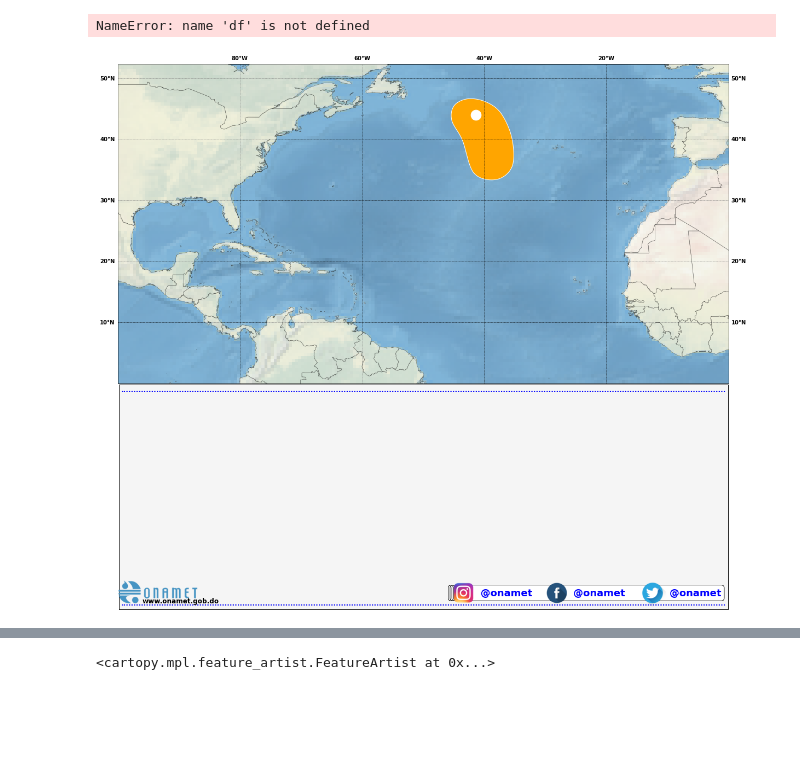
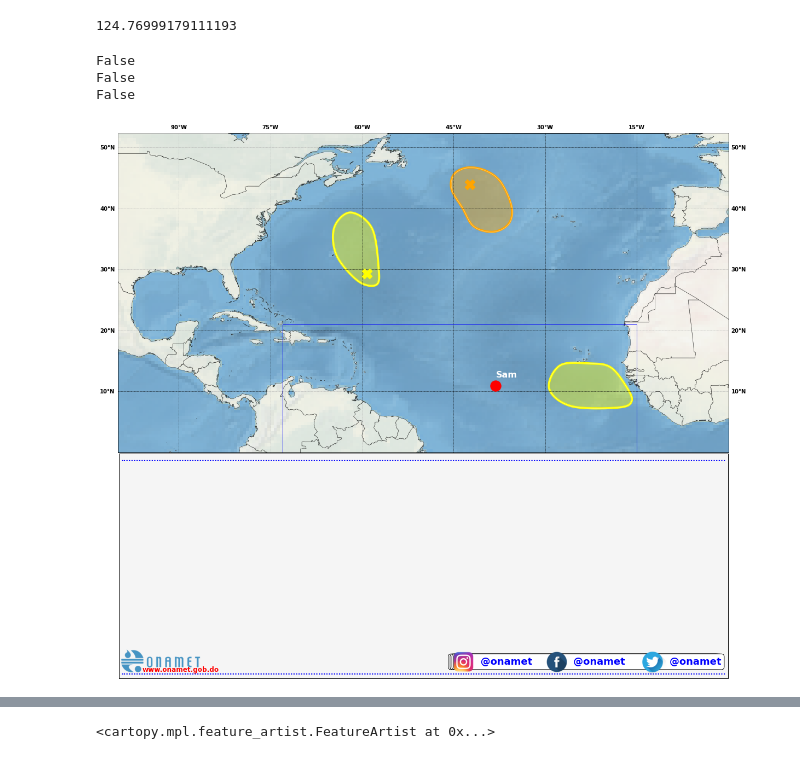
Before and after one commit to jmedinah09/UnidataProjects, a Jupyter notebook: tropical_cyclone_plot_project/Tropical_Cyclone_Plot_Project_latest_file.ipynb, the cells around one changed output, grey strips where cells are left out. Cells and saved outputs as stored; diff of their text form; code cells hidden in the pictures; blank space fills up the shorter version.

Commit message:
working with gtwo and init tc plot

```diff
--- a/tropical_cyclone_plot_project/Tropical_Cyclone_Plot_Project_latest_file.ipynb
+++ b/tropical_cyclone_plot_project/Tropical_Cyclone_Plot_Project_latest_file.ipynb
@@ -21,8 +21,7 @@ from local_module import NhcDownloaderBot, MapTemplate, NhcRssParser
 nch_dl       = NhcDownloaderBot()
 map_template = MapTemplate()
 
-tcdict = NhcRssParser().tc_dict()
-tclist = NhcRssParser().tc_list()
+url    = 'https://www.nhc.noaa.gov/index-at.xml'
+tcdict = NhcRssParser(url).tc_dict()
+tclist = NhcRssParser(url).tc_list()
-# %% [output]
-NameError: name 'df' is not defined
 # %%
@@ -29,0 +33,4 @@ df = nch_dl.gdf_file(17, 2021)
+# %%
+print(point.distance(countries_gdf))
+# %% [output]
+124.76999179111193
@@ -30,33 +39,58 @@ df = nch_dl.gdf_file(17, 2021)
 # %%
+ax = map_template.wide_map()
+
 gtwo_areas_gdf  = nch_dl.gtwo_areas_gdf .loc[nch_dl .gtwo_areas_gdf  ['BASIN']     == 'Atlantic']
 gtwo_lines_gdf  = nch_dl.gtwo_lines_gdf .loc[nch_dl .gtwo_lines_gdf  ['BASIN']     == 'Atlantic']
 gtwo_points_gdf = nch_dl.gtwo_points_gdf.loc[nch_dl .gtwo_points_gdf ['BASIN']     == 'Atlantic']
 
-ax = map_template.wide_map()
 
-# ax.add_geometries(gtwo_areas_gdf['geometry'], crs=map_template.data_crs, facecolor='yellow',
-#                     edgecolor='orange', linewidth=3, alpha = 0.4)
-# ax.add_geometries(gtwo_lines_gdf['geometry'], crs=map_template.data_crs, facecolor='none',
-#                    edgecolor='orange', linewidth=2)
-# ax.scatter(gtwo_points_gdf['geometry'].x, gtwo_points_gdf['geometry'].y,
-#            transform=map_template.data_crs, zorder=100, color = 'brown', s=150)
+polygon = Polygon([(-73, 0), (-73, 21), (-15, 21), (-15, 0), (-73, 0)])
+poly_gdf = geopandas.GeoDataFrame([1], geometry=[polygon], crs=gtwo_areas_gdf.crs)
 
-prob_colors ={'Low'   : 'yellow',
+#poly_gdf = geopandas.clip(map_template.countries_gdf, polygon)
+ax.add_geometries(poly_gdf['geometry'], crs=map_template.data_crs, facecolor='none',
+                 edgecolor='b', linewidth=1, zorder = 100)
+# ax.scatter(wsp_34_clipped['geometry'].x, wsp_34_clipped['geometry'].y,
+#                   transform=data_crs,  color = 'red', s= 50, zorder=10)
+
+
+
+prob_colors ={
+              'Low'   : 'yellow',
               'Medium': 'orange',
               'High'  : 'red'
              }
+for i in range(len(tclist)):
+    lat = float(tcdict[tclist[i]][2][:4])
+    lon = float(tcdict[tclist[i]][2][6:])
+    text = tcdict[tclist[i]][0]
+    ax.scatter(lon, lat, transform=map_template.data_crs, zorder=100, color = 'red', marker = '.', s=1500)
+    ax.text(lon, lat+2.5, text, transform=ax.transData, fontsize=16, verticalalignment='top',
+                weight = 'bold', color = 'w', zorder = 1000)
+    p = Point(lat, lon)
+    print(p.within(polygon))
+lon = list(gtwo_points_gdf['geometry'].x)
+lat = list(gtwo_points_gdf['geometry'].y)
+for coords in zip(lat, lon):
+    point = Point(coords)
+    print(point.within(polygon))
+
+
 
 for prob_type in prob_colors.keys():
-
     prob_subset_areas  = gtwo_areas_gdf[gtwo_areas_gdf['RISK2DAY']  == prob_type]
     prob_subset_points = gtwo_points_gdf[gtwo_points_gdf['RISK2DAY']== prob_type]
-    prob_subset_lines = gtwo_lines_gdf[gtwo_lines_gdf['RISK2DAY']   == prob_type]
-
+    prob_subset_lines  = gtwo_lines_gdf[gtwo_lines_gdf['RISK2DAY']  == prob_type]
+    ax.add_geometries(prob_subset_areas['geometry'], facecolor='none',
+                     edgecolor=prob_colors[prob_type], crs=map_template.data_crs, linewidth=4)
     ax.add_geometries(prob_subset_areas['geometry'], facecolor=prob_colors[prob_type],
-                     edgecolor='w', crs=map_template.data_crs, linewidth=1, alpha = 1)
+                     edgecolor='w', crs=map_template.data_crs, linewidth=1, alpha = 0.4)
     ax.scatter(prob_subset_points['geometry'].x, prob_subset_points['geometry'].y,
-                     transform=map_template.data_crs, zorder=100, color = 'w', s=350)
+                     transform=map_template.data_crs, zorder=1000, color = prob_colors[prob_type], s=350, marker = 'X')
     ax.add_geometries(prob_subset_lines['geometry'], crs=map_template.data_crs, facecolor='none',
                      edgecolor='orange', linewidth=2)
 # %% [output]
+False
+False
+False
-[figure, old version]
+[figure, new version]
```
Also changed, not shown: parts of 5 cells of this notebook, 11 other files.
